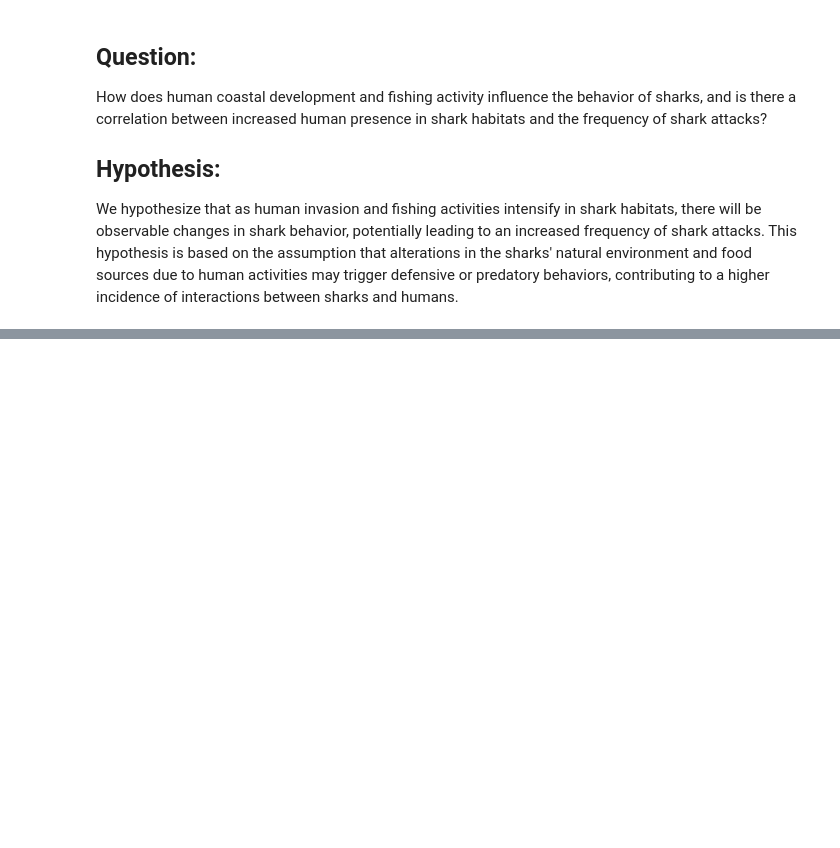
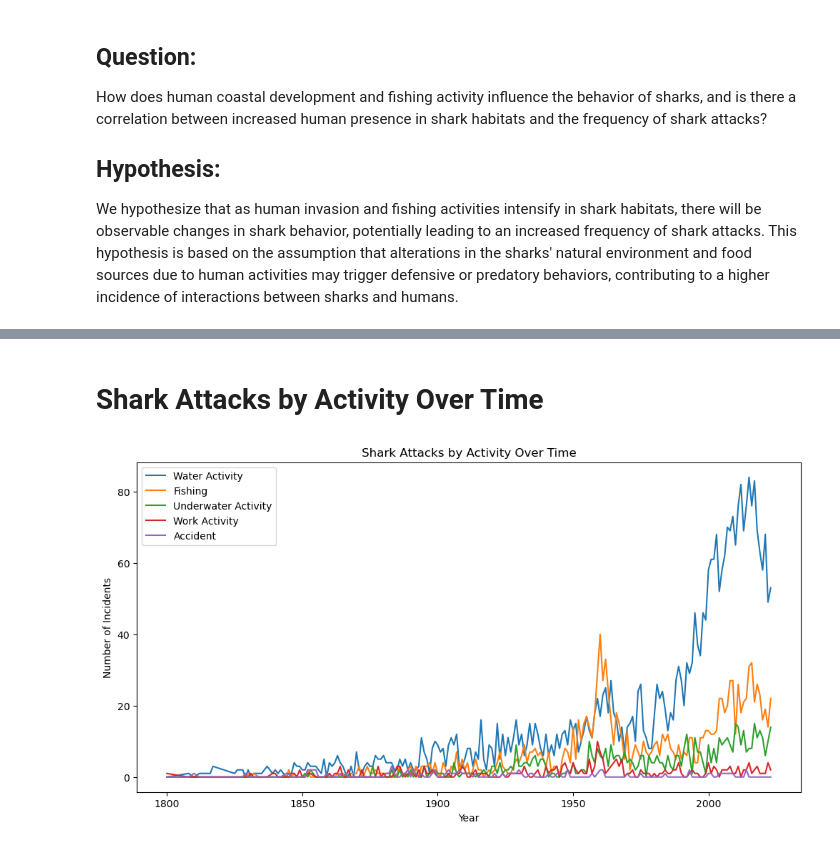
Before and after one commit to Federicosz/Shark_attack, a Jupyter notebook: Shark_attack_FSZ.ipynb, the cells around one changed output, grey strips where cells are left out. Drawn from its saved outputs; the diff is of its cells as text; code cells hidden in the pictures; blank space fills up the shorter version.

```diff
--- a/Shark_attack_FSZ.ipynb
+++ b/Shark_attack_FSZ.ipynb
@@ -105,0 +189,23 @@ Name: count, dtype: int64
+# %% [markdown]
+# Shark Attacks by Activity Over Time
+# %%
+#Time based pivot table
+b = shark[['year','activity']]
+activity = ['water activity', 'fishing', 'underwater activity', 'work activity', 'accident']
+pivot_fltr = b[b['activity'].isin(activity)]
+pivot_df = pd.pivot_table(pivot_fltr,index='year', columns='activity', aggfunc =len,fill_value=0)
+#Time & Activity Visualization
+plt.figure(figsize=(12, 6))
+sns.lineplot(x='year', y='water activity', data=pivot_df, label='Water Activity')
+sns.lineplot(x='year', y='fishing', data=pivot_df, label='Fishing')
+sns.lineplot(x='year', y='underwater activity', data=pivot_df, label='Underwater Activity')
+sns.lineplot(x='year', y='work activity', data=pivot_df, label='Work Activity')
+sns.lineplot(x='year', y='accident', data=pivot_df, label='Accident')
+
+plt.xlabel('Year')
+plt.ylabel('Number of Incidents')
+plt.title('Shark Attacks by Activity Over Time')
+plt.legend()
+plt.show()
+# %% [output]
+[figure, added]
```
Also changed, not shown: parts of 19 cells of this notebook.
